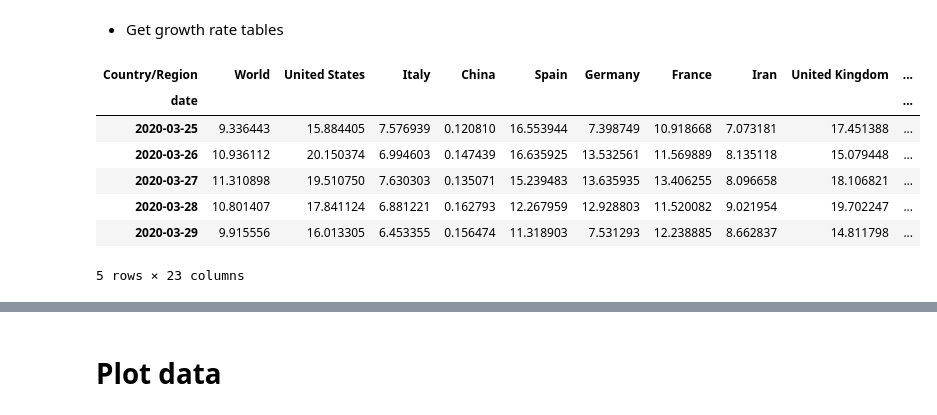
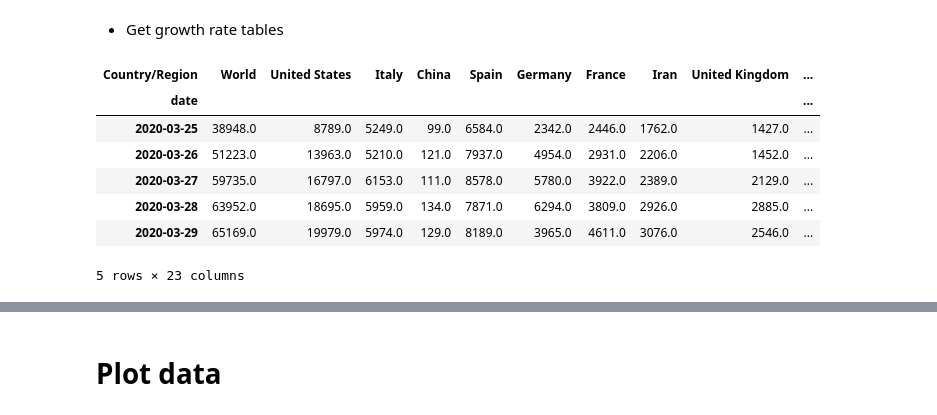
Before and after one commit to Kyaw-Htet/coronavirus, a Jupyter notebook: coronavirus.ipynb, the cells around one changed output, grey strips where cells are left out. Cells and saved outputs as stored; diff of their text form; code cells hidden in the pictures.

```diff
--- a/coronavirus.ipynb
+++ b/coronavirus.ipynb
@@ -68,10 +68,13 @@ total_recovered.tail()
 # Select focused data
 * List current top twenties countries and Singapore + Malaysia
 # %%
-today_str = datetime.utcnow().date().strftime('%Y-%m-%d')
-yesterday_str = (datetime.utcnow().date()-timedelta(days=1)).strftime('%Y-%m-%d')
-total_cases = total_cases.sort_values(by=today_str,axis=1,ascending=False)
-total_deaths = total_deaths.sort_values(by=today_str,axis=1,ascending=False)
+# today_str = datetime.utcnow().date().strftime('%Y-%m-%d')
+# yesterday_str = (datetime.utcnow().date()-timedelta(days=1)).strftime('%Y-%m-%d')
+tc_idx = total_cases.index
+tc_latest_date = tc_idx[len(tc_idx)-1]
+print(tc_latest_date)
+total_cases = total_cases.sort_values(by=tc_latest_date,axis=1,ascending=False)
+total_deaths = total_deaths.sort_values(by=tc_latest_date,axis=1,ascending=False)
 Top_20 = list(total_cases.columns[0:21])
 Interested_countries = Top_20 + ['Singapore','Malaysia']
 print('Interested_countries are : ', Interested_countries)
@@ -86,14 +90,14 @@ IC_total_recovered = total_recovered[Interested_countries]
 # %% [markdown]
 * Get growth rate tables
 # %%
-IC_total_cases_rate = (IC_total_cases.diff(axis=0)/(IC_total_cases+100)*100).fillna(0)
-IC_total_cases_rate.tail()
+IC_total_cases_inc = IC_total_cases.diff(axis=0).fillna(0)
+IC_total_cases_inc.tail()
 # %% [output]
 | Country/Region | World | United States | Italy | China | Spain | Germany | France | Iran | United Kingdom | ... |
 | date |  |  |  |  |  |  |  |  |  | ... |
-| 2020-03-25 | 9.336443 | 15.884405 | 7.576939 | 0.120810 | 16.553944 | 7.398749 | 10.918668 | 7.073181 | 17.451388 | ... |
-| 2020-03-26 | 10.936112 | 20.150374 | 6.994603 | 0.147439 | 16.635925 | 13.532561 | 11.569889 | 8.135118 | 15.079448 | ... |
-| 2020-03-27 | 11.310898 | 19.510750 | 7.630303 | 0.135071 | 15.239483 | 13.635935 | 13.406255 | 8.096658 | 18.106821 | ... |
-| 2020-03-28 | 10.801407 | 17.841124 | 6.881221 | 0.162793 | 12.267959 | 12.928803 | 11.520082 | 9.021954 | 19.702247 | ... |
-| 2020-03-29 | 9.915556 | 16.013305 | 6.453355 | 0.156474 | 11.318903 | 7.531293 | 12.238885 | 8.662837 | 14.811798 | ... |
+| 2020-03-25 | 38948.0 | 8789.0 | 5249.0 | 99.0 | 6584.0 | 2342.0 | 2446.0 | 1762.0 | 1427.0 | ... |
+| 2020-03-26 | 51223.0 | 13963.0 | 5210.0 | 121.0 | 7937.0 | 4954.0 | 2931.0 | 2206.0 | 1452.0 | ... |
+| 2020-03-27 | 59735.0 | 16797.0 | 6153.0 | 111.0 | 8578.0 | 5780.0 | 3922.0 | 2389.0 | 2129.0 | ... |
+| 2020-03-28 | 63952.0 | 18695.0 | 5959.0 | 134.0 | 7871.0 | 6294.0 | 3809.0 | 2926.0 | 2885.0 | ... |
+| 2020-03-29 | 65169.0 | 19979.0 | 5974.0 | 129.0 | 8189.0 | 3965.0 | 4611.0 | 3076.0 | 2546.0 | ... |
 5 rows × 23 columns
```
Also changed, not shown: parts of 5 cells of this notebook.
